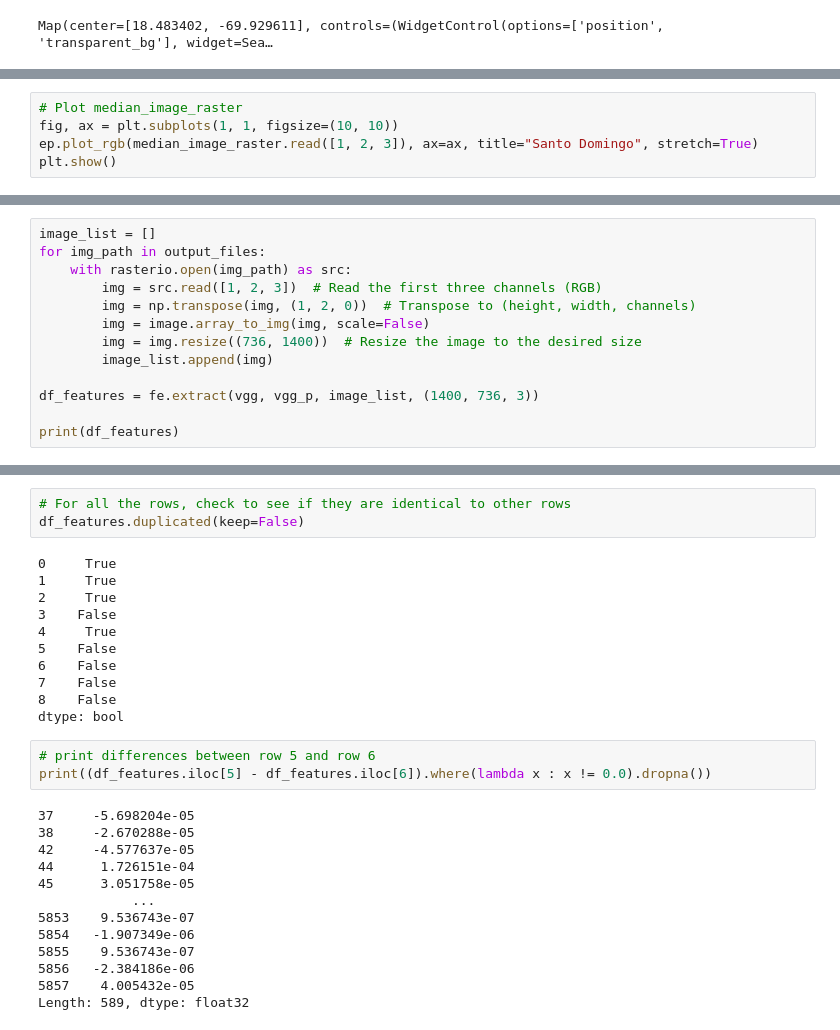
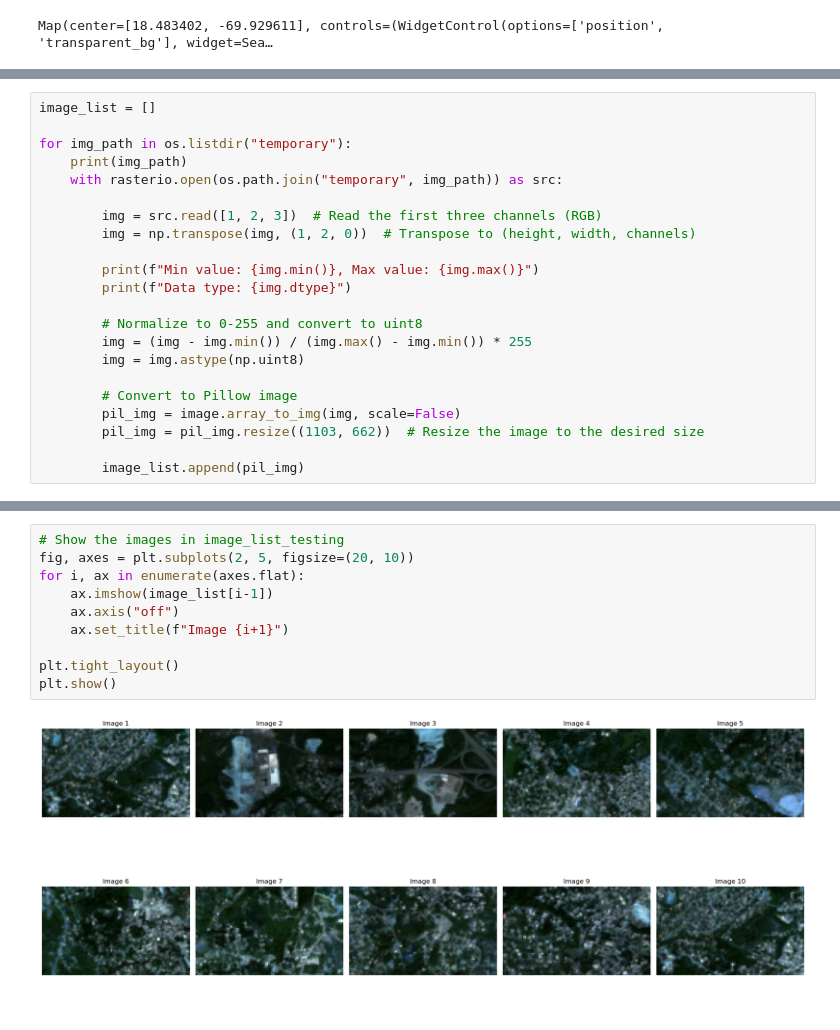
Before and after one commit to JuanesLamilla/TemporalClusterNet, a Jupyter notebook: main.ipynb, the cells around one changed output, grey strips where cells are left out. Cells and saved outputs as stored; diff of their text form.

Commit message:
Fix image prep

```diff
--- a/main.ipynb
+++ b/main.ipynb
@@ -198,5 +167,0 @@ median_image_raster = rasterio.open('santo_domingo_img_8.tif')
-# %%
-# Plot median_image_raster
-fig, ax = plt.subplots(1, 1, figsize=(10, 10))
-ep.plot_rgb(median_image_raster.read([1, 2, 3]), ax=ax, title="Santo Domingo", stretch=True)
-plt.show()
@@ -209,14 +171,23 @@ from rasterio.plot import reshape_as_raster, reshape_as_image
 # %%
 image_list = []
-for img_path in output_files:
-    with rasterio.open(img_path) as src:
+
+for img_path in os.listdir("temporary"):
+    print(img_path)
+    with rasterio.open(os.path.join("temporary", img_path)) as src:
+
         img = src.read([1, 2, 3])  # Read the first three channels (RGB)
         img = np.transpose(img, (1, 2, 0))  # Transpose to (height, width, channels)
-        img = image.array_to_img(img, scale=False)
-        img = img.resize((736, 1400))  # Resize the image to the desired size
-        image_list.append(img)
 
-df_features = fe.extract(vgg, vgg_p, image_list, (1400, 736, 3))
+        print(f"Min value: {img.min()}, Max value: {img.max()}")
+        print(f"Data type: {img.dtype}")
 
-print(df_features)
+        # Normalize to 0-255 and convert to uint8
+        img = (img - img.min()) / (img.max() - img.min()) * 255
+        img = img.astype(np.uint8)
+
+        # Convert to Pillow image
+        pil_img = image.array_to_img(img, scale=False)
+        pil_img = pil_img.resize((1103, 662))  # Resize the image to the desired size
+
+        image_list.append(pil_img)
 # %% [output]
@@ -254,30 +211,12 @@ df_features
-# %%
-# For all the rows, check to see if they are identical to other rows
-df_features.duplicated(keep=False)
-# %% [output]
-0     True
-1     True
-2     True
-3    False
-4     True
-5    False
-6    False
-7    False
-8    False
-dtype: bool
-# %%
-# print differences between row 5 and row 6
-print((df_features.iloc[5] - df_features.iloc[6]).where(lambda x : x != 0.0).dropna())
-# %% [output]
-37     -5.698204e-05
-38     -2.670288e-05
-42     -4.577637e-05
-44      1.726151e-04
-45      3.051758e-05
-            ...
-5853    9.536743e-07
-5854   -1.907349e-06
-5855    9.536743e-07
-5856   -2.384186e-06
-5857    4.005432e-05
-Length: 589, dtype: float32
+# %%
+# Show the images in image_list_testing
+fig, axes = plt.subplots(2, 5, figsize=(20, 10))
+for i, ax in enumerate(axes.flat):
+    ax.imshow(image_list[i-1])
+    ax.axis("off")
+    ax.set_title(f"Image {i+1}")
+
+plt.tight_layout()
+plt.show()
+# %% [output]
+[figure, added]
```
Also changed, not shown: parts of 20 cells of this notebook, 1 other file.
